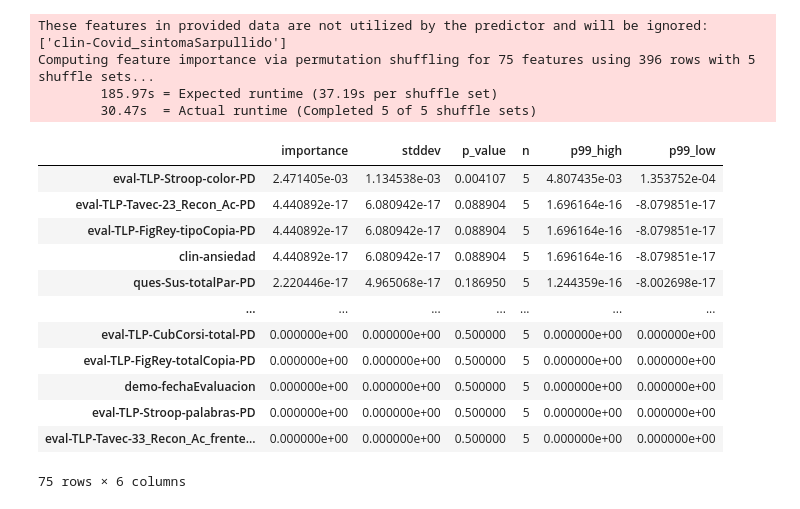
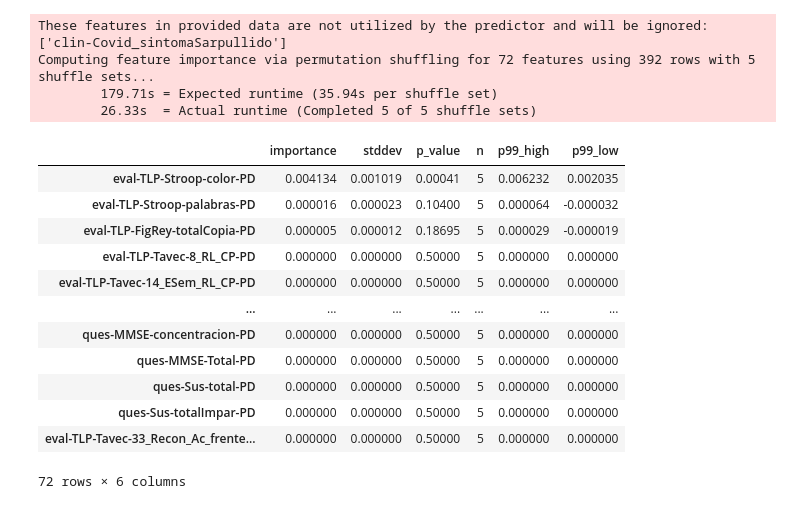
Before and after one commit to jgalanl/synthetic-data, a Jupyter notebook: autogluon/tlp/autogluon_tlp_synthetic_smote.ipynb, the cells around one changed output. Drawn from its saved outputs; the diff is of its cells as text; code cells hidden in the pictures.

```diff
--- a/autogluon/tlp/autogluon_tlp_synthetic_smote.ipynb
+++ b/autogluon/tlp/autogluon_tlp_synthetic_smote.ipynb
@@ -31,8 +28,8 @@ predictor= TabularPredictor(
 # %%
 predictor.fit(
-    train_data = df_train,
+    train_data = df,
     presets = ['high_quality'],
-    time_limit = 2 * 3600,
+    time_limit = 3600,
     auto_stack = True,
     # excluded_model_types=['KNN','RF','XT', 'LR'],
     verbosity = 2
@@ -229,22 +242,22 @@ predictors.to_excel(
     index=False
 )
 # %%
-predictor.feature_importance(data=df_train)
+predictor.feature_importance(data=df)
 # %% [output]
 These features in provided data are not utilized by the predictor and will be ignored: ['clin-Covid_sintomaSarpullido']
-Computing feature importance via permutation shuffling for 75 features using 396 rows with 5 shuffle sets...
-        185.97s = Expected runtime (37.19s per shuffle set)
-        30.47s  = Actual runtime (Completed 5 of 5 shuffle sets)
+Computing feature importance via permutation shuffling for 72 features using 392 rows with 5 shuffle sets...
+        179.71s = Expected runtime (35.94s per shuffle set)
+        26.33s  = Actual runtime (Completed 5 of 5 shuffle sets)
 |  | importance | stddev | p_value | n | p99_high | p99_low |
-| eval-TLP-Stroop-color-PD | 2.471405e-03 | 1.134538e-03 | 0.004107 | 5 | 4.807435e-03 | 1.353752e-04 |
-| eval-TLP-Tavec-23_Recon_Ac-PD | 4.440892e-17 | 6.080942e-17 | 0.088904 | 5 | 1.696164e-16 | -8.079851e-17 |
-| eval-TLP-FigRey-tipoCopia-PD | 4.440892e-17 | 6.080942e-17 | 0.088904 | 5 | 1.696164e-16 | -8.079851e-17 |
-| clin-ansiedad | 4.440892e-17 | 6.080942e-17 | 0.088904 | 5 | 1.696164e-16 | -8.079851e-17 |
-| ques-Sus-totalPar-PD | 2.220446e-17 | 4.965068e-17 | 0.186950 | 5 | 1.244359e-16 | -8.002698e-17 |
+| eval-TLP-Stroop-color-PD | 0.004134 | 0.001019 | 0.00041 | 5 | 0.006232 | 0.002035 |
+| eval-TLP-Stroop-palabras-PD | 0.000016 | 0.000023 | 0.10400 | 5 | 0.000064 | -0.000032 |
+| eval-TLP-FigRey-totalCopia-PD | 0.000005 | 0.000012 | 0.18695 | 5 | 0.000029 | -0.000019 |
+| eval-TLP-Tavec-8_RL_CP-PD | 0.000000 | 0.000000 | 0.50000 | 5 | 0.000000 | 0.000000 |
+| eval-TLP-Tavec-14_ESem_RL_CP-PD | 0.000000 | 0.000000 | 0.50000 | 5 | 0.000000 | 0.000000 |
 | ... | ... | ... | ... | ... | ... | ... |
-| eval-TLP-CubCorsi-total-PD | 0.000000e+00 | 0.000000e+00 | 0.500000 | 5 | 0.000000e+00 | 0.000000e+00 |
-| eval-TLP-FigRey-totalCopia-PD | 0.000000e+00 | 0.000000e+00 | 0.500000 | 5 | 0.000000e+00 | 0.000000e+00 |
-| demo-fechaEvaluacion | 0.000000e+00 | 0.000000e+00 | 0.500000 | 5 | 0.000000e+00 | 0.000000e+00 |
-| eval-TLP-Stroop-palabras-PD | 0.000000e+00 | 0.000000e+00 | 0.500000 | 5 | 0.000000e+00 | 0.000000e+00 |
-| eval-TLP-Tavec-33_Recon_Ac_frente... | 0.000000e+00 | 0.000000e+00 | 0.500000 | 5 | 0.000000e+00 | 0.000000e+00 |
+| ques-MMSE-concentracion-PD | 0.000000 | 0.000000 | 0.50000 | 5 | 0.000000 | 0.000000 |
+| ques-MMSE-Total-PD | 0.000000 | 0.000000 | 0.50000 | 5 | 0.000000 | 0.000000 |
+| ques-Sus-total-PD | 0.000000 | 0.000000 | 0.50000 | 5 | 0.000000 | 0.000000 |
+| ques-Sus-totalImpar-PD | 0.000000 | 0.000000 | 0.50000 | 5 | 0.000000 | 0.000000 |
+| eval-TLP-Tavec-33_Recon_Ac_frente... | 0.000000 | 0.000000 | 0.50000 | 5 | 0.000000 | 0.000000 |
-75 rows × 6 columns
+72 rows × 6 columns
```
Also changed, not shown: parts of 8 cells of this notebook, 17 other files.
